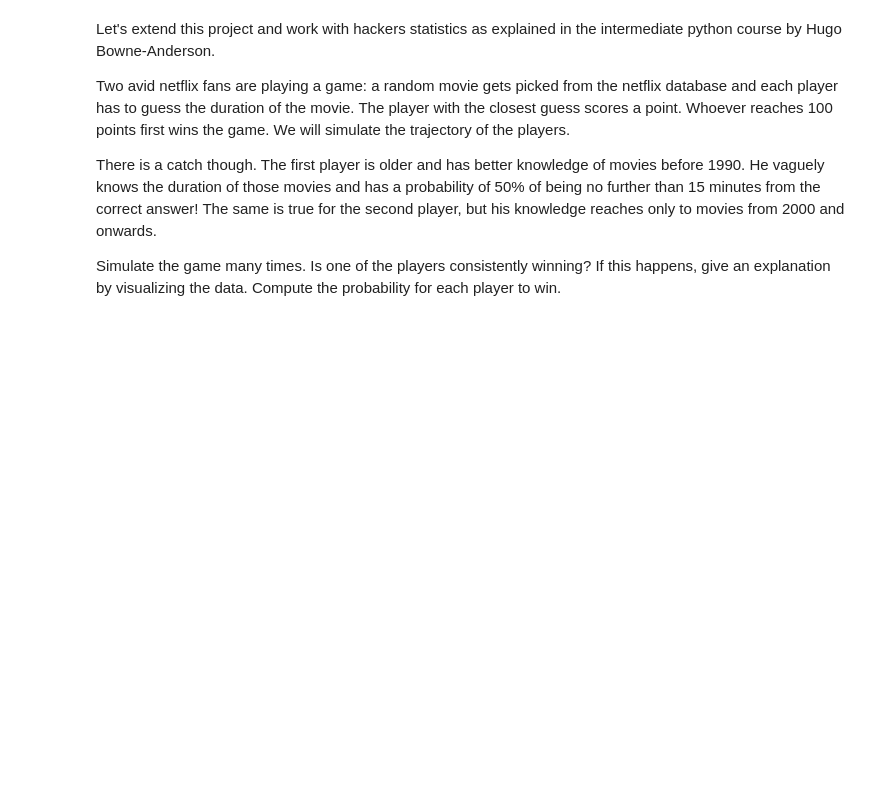
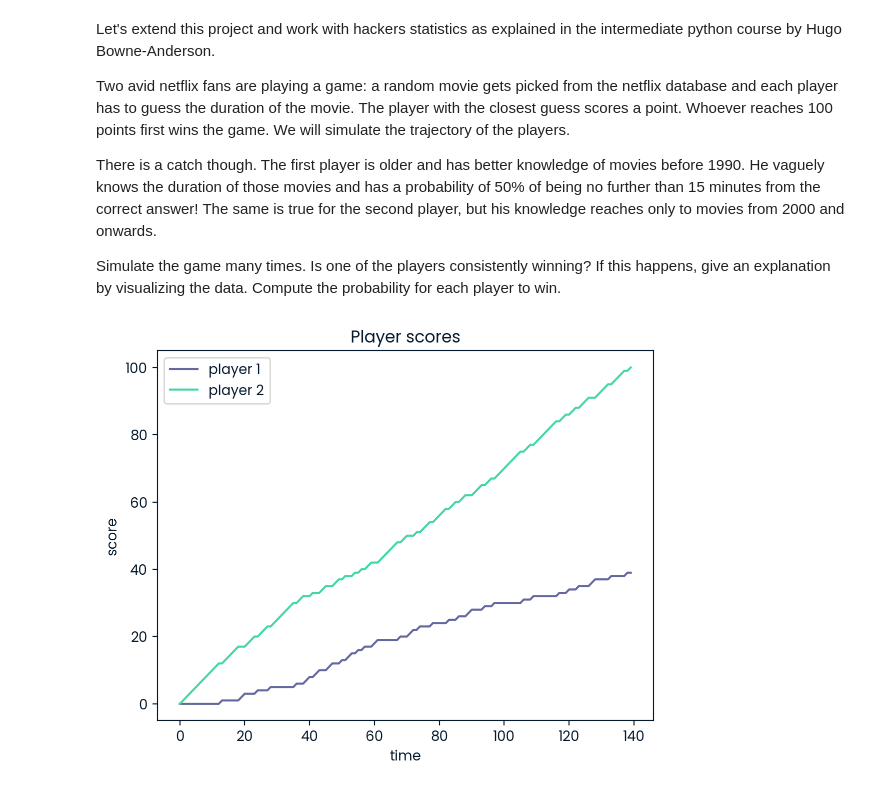
Before and after one commit to thomaskoelman/netflix_movies, a Jupyter notebook: notebook.ipynb, the cells around one changed output. Saved outputs shown, nothing was run; the diff lists cells and outputs as text; code cells hidden in the pictures; blank space fills up the shorter version.

```diff
--- a/notebook.ipynb
+++ b/notebook.ipynb
@@ -111,3 +112,56 @@ Two avid netflix fans are playing a game: a random movie gets picked from the ne
 There is a catch though. The first player is older and has better knowledge of movies before 1990. He vaguely knows the duration of those movies and has a probability of 50% of being no further than 15 minutes from the correct answer! The same is true for the second player, but his knowledge reaches only to movies from 2000 and onwards.
 
 Simulate the game many times. Is one of the players consistently winning? If this happens, give an explanation by visualizing the data. Compute the probability for each player to win.
+# %%
+number_of_movies = len(netflix_df)
+
+min_duration = min(netflix_df['duration'])
+max_duration = max(netflix_df['duration'])
+
+points_player_1 = [0]
+points_player_2 = [0]
+
+while (points_player_1[-1] != 100 and points_player_2[-1] != 100):
+    movie_index = np.random.randint(number_of_movies)
+    movie = netflix_df.iloc[movie_index, :]
+    real_duration = movie['duration']
+
+    before_1990 = movie['release_year'] < 1990
+    after_2000 = movie['release_year'] >= 2000
+
+    if before_1990 and np.random.rand() < 0.5:
+        guess_1 = np.random.randint(real_duration - 15, real_duration + 16)
+    else:
+        guess_1 = np.random.randint(min_duration, max_duration + 1)
+
+    if after_2000 and np.random.rand() < 0.5:
+        guess_2 = np.random.randint(real_duration - 15, real_duration + 16)
+    else:
+        guess_2 = np.random.randint(min_duration, max_duration + 1)
+
+    diff_1 = abs(guess_1 - real_duration)
+    diff_2 = abs(guess_2 - real_duration)
+    prev_score_1 = points_player_1[-1]
+    prev_score_2 = points_player_2[-1]
+
+    if diff_1 < diff_2:
+        points_player_1.append(prev_score_1 + 1)
+        points_player_2.append(prev_score_2)
+    elif diff_1 > diff_2:
+        points_player_1.append(prev_score_1)
+        points_player_2.append(prev_score_2 + 1)
+    else:
+        points_player_1.append(prev_score_1)
+        points_player_2.append(prev_score_2)
+
+np_points = np.array([points_player_1, points_player_2])
+np_points_t = np.transpose(np_points)
+
+plt.plot(np_points_t)
+plt.title('Player scores')
+plt.xlabel('time')
+plt.ylabel('score')
+plt.legend(['player 1', 'player 2'])
+plt.show()
+# %% [output]
+[figure, added]
```
Also changed, not shown: parts of 14 cells of this notebook.
